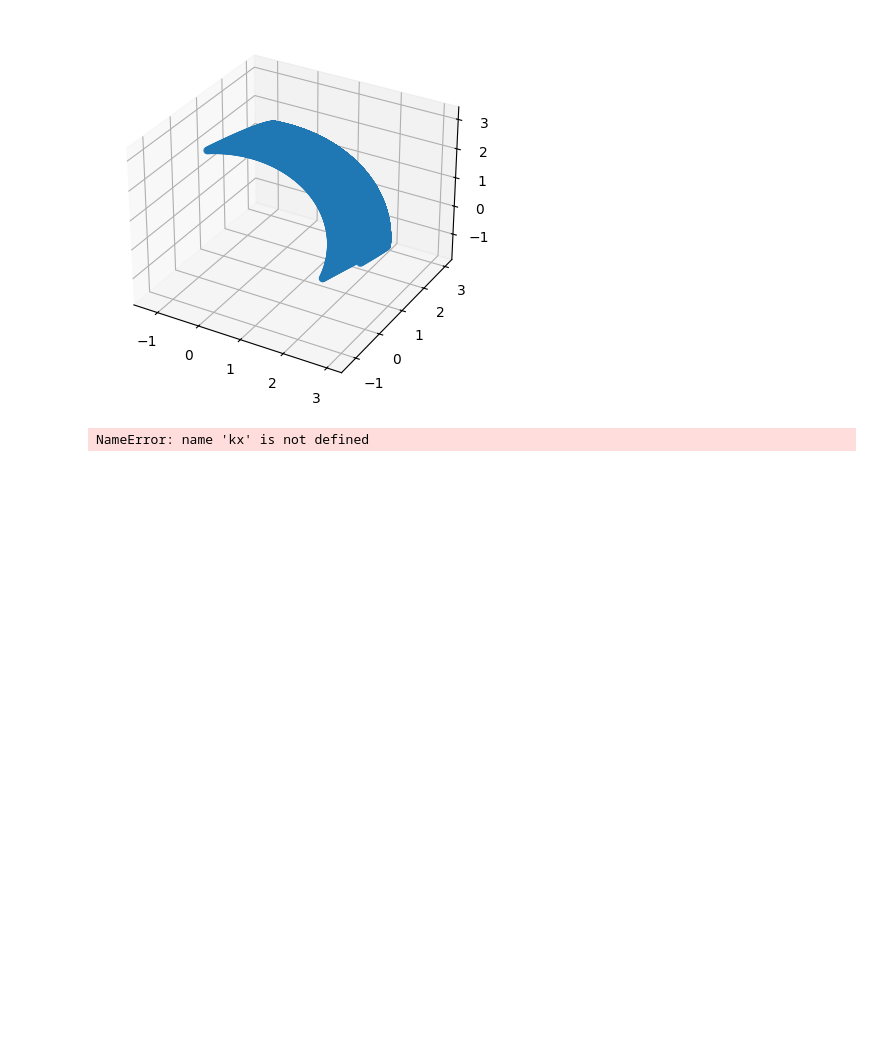
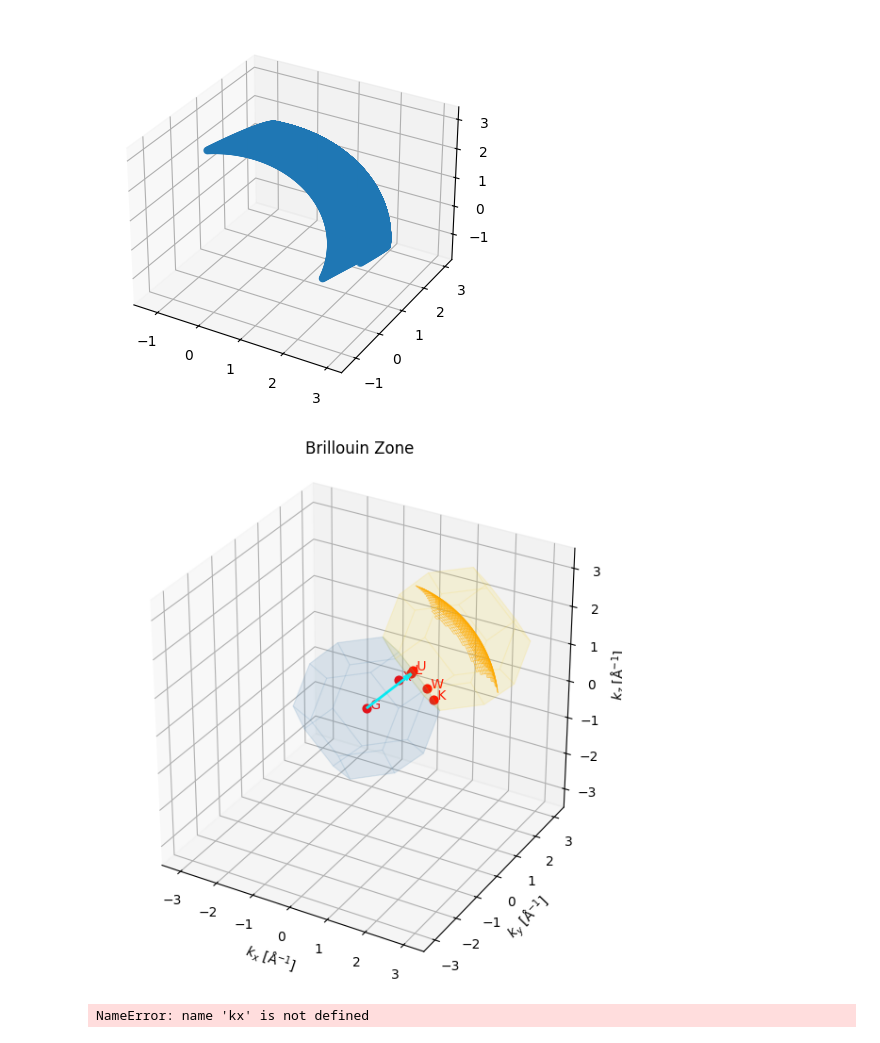
Before and after one commit to susyexists/queer, a Jupyter notebook: notebooks/active/Ag_primitive_single.ipynb, the cells around one changed output. Saved outputs shown, nothing was run; the diff lists cells and outputs as text; code cells hidden in the pictures; blank space fills up the shorter version.

```diff
--- a/notebooks/active/Ag_primitive_single.ipynb
+++ b/notebooks/active/Ag_primitive_single.ipynb
@@ -48,6 +48,16 @@ ax.scatter(mesh_array.T[0],mesh_array.T[1],mesh_array.T[2])
 plt.show()
 # %% [output]
 [figure]
+# %%
+fig_bz, ax_bz = model.plot_brillouin_zone(
+    mesh=mesh_array,
+    align_dir=[1, 1, 1],
+    mesh_clip_bz=True,
+    mesh_style="wireframe",
+)
+plt.show()
+# %% [output]
+[figure, added]
 # %%
 inv_mesh_array = angstrom2reciprocal(mesh_array, g_vec)
 # %%
```
Also changed, not shown: 1 other file.
